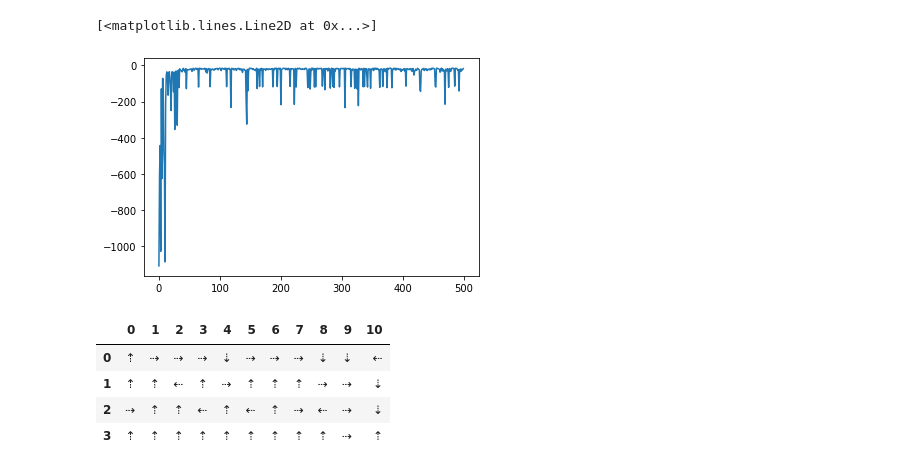
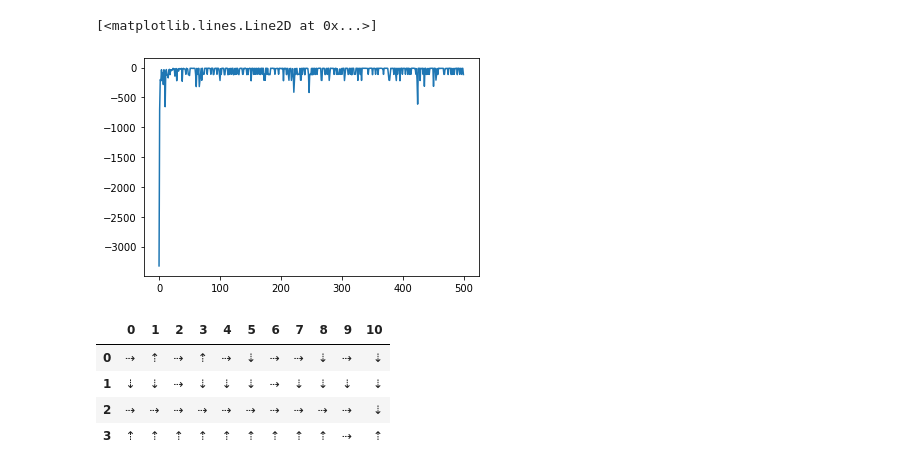
Before and after one commit to ECGomes/rl-homework02, a Jupyter notebook: HW - Q1.ipynb, the cells around one changed output. Cells and saved outputs as stored; diff of their text form; code cells hidden in the pictures.

Commit message:
Implemented Q-Learning for the cliff problem

```diff
--- a/HW - Q1.ipynb
+++ b/HW - Q1.ipynb
@@ -307,18 +378,18 @@ sarsacliff.do_iteration()
 # %%
-# Print the total reward for each episode
+# Print the total reward for each episode (Q-Learning)
 
-plt.plot(sarsacliff.accumulated_rewards)
+plt.plot(test_cliff.accumulated_rewards)
 # %% [output]
 [<matplotlib.lines.Line2D at 0x...>]
-[figure, old version]
+[figure, new version]
 # %%
-# Get the policy obtained
+# Get the policy obtained (Q-Learning)
 
-sarsacliff.format_policy()
-sarsacliff.fpolicy
+test_cliff.format_policy()
+test_cliff.fpolicy
 # %% [output]
 |  | 0 | 1 | 2 | 3 | 4 | 5 | 6 | 7 | 8 | 9 | 10 |
-| 0 | ⇡ | ⇢ | ⇢ | ⇢ | ⇣ | ⇢ | ⇢ | ⇢ | ⇣ | ⇣ | ⇠ |
-| 1 | ⇡ | ⇡ | ⇠ | ⇡ | ⇢ | ⇡ | ⇡ | ⇡ | ⇢ | ⇢ | ⇣ |
-| 2 | ⇢ | ⇡ | ⇡ | ⇠ | ⇡ | ⇠ | ⇡ | ⇢ | ⇠ | ⇢ | ⇣ |
+| 0 | ⇢ | ⇡ | ⇢ | ⇡ | ⇢ | ⇣ | ⇢ | ⇢ | ⇣ | ⇢ | ⇣ |
+| 1 | ⇣ | ⇣ | ⇢ | ⇣ | ⇣ | ⇣ | ⇢ | ⇣ | ⇣ | ⇣ | ⇣ |
+| 2 | ⇢ | ⇢ | ⇢ | ⇢ | ⇢ | ⇢ | ⇢ | ⇢ | ⇢ | ⇢ | ⇣ |
 | 3 | ⇡ | ⇡ | ⇡ | ⇡ | ⇡ | ⇡ | ⇡ | ⇡ | ⇡ | ⇢ | ⇡ |
```
Also changed, not shown: parts of 5 cells of this notebook, 1 other file.
